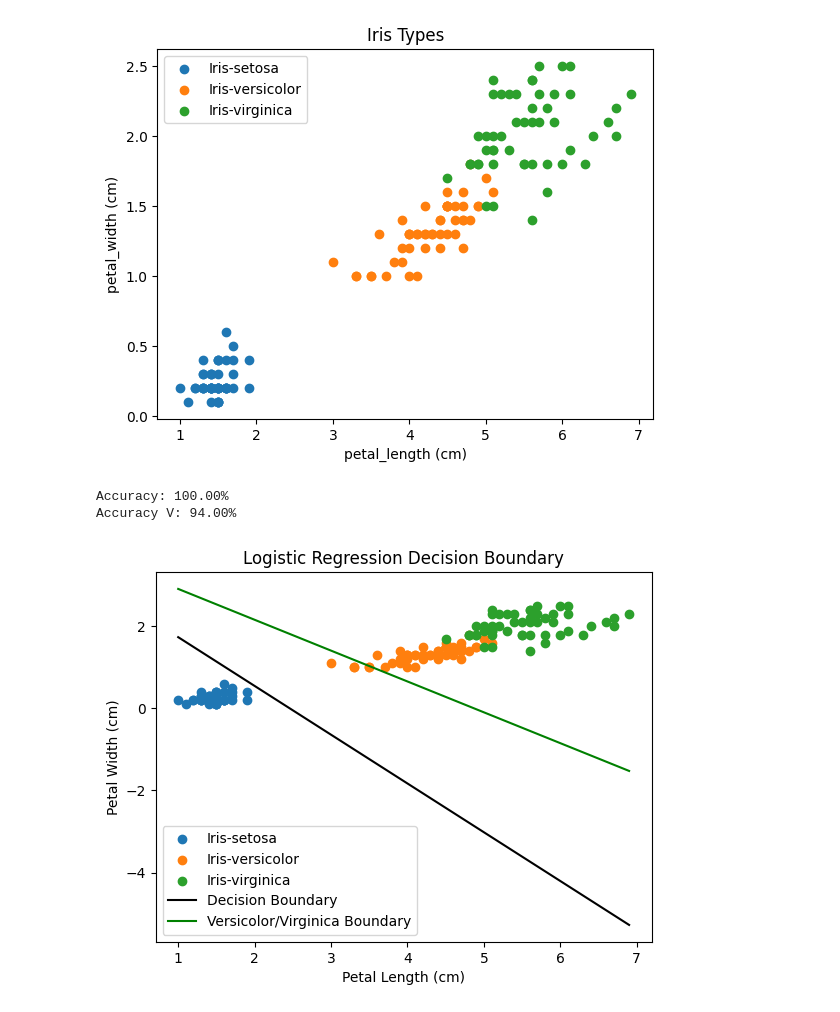
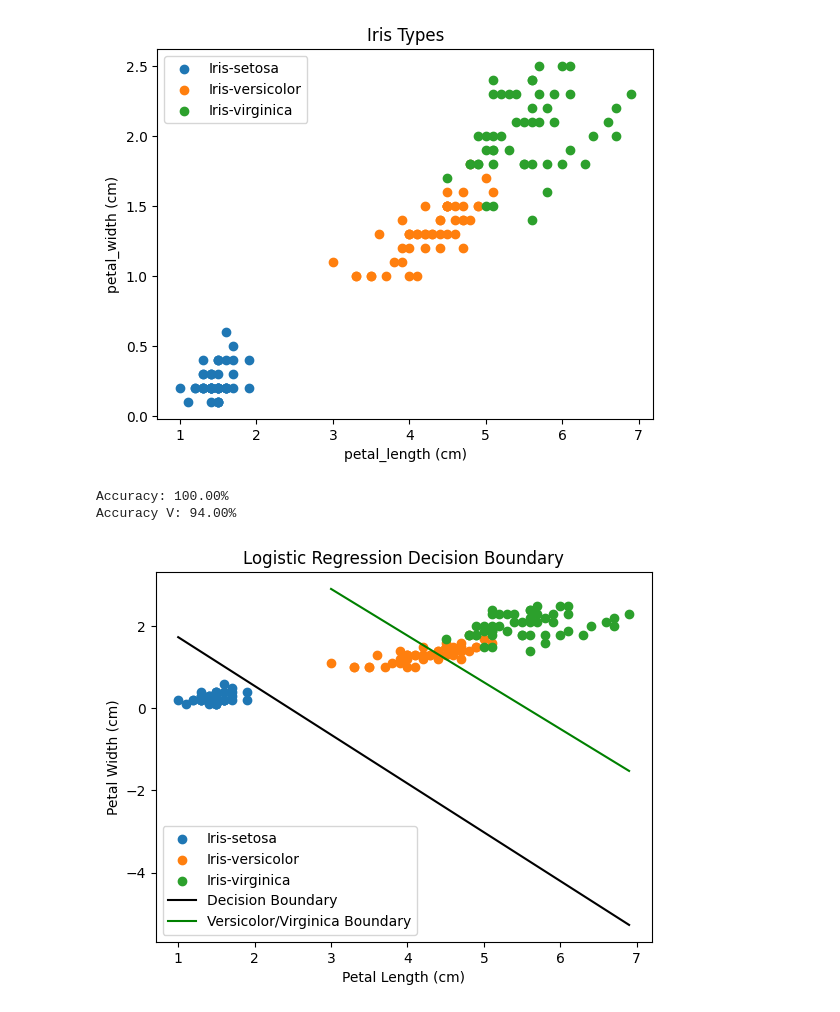
Before and after one commit to Nour-205/orangeMl, a Jupyter notebook: logisticregresssion.ipynb, the cells around one changed output. Drawn from its saved outputs; the diff is of its cells as text; code cells hidden in the pictures.

Commit message:
Changes to graph in logisticregresssion

```diff
--- a/logisticregresssion.ipynb
+++ b/logisticregresssion.ipynb
@@ -88,32 +88,35 @@ print(f'Accuracy: {accuracy * 100:.2f}%')
 data_v = data[data['class'] != 'Iris-setosa']
 X_v = data_v[['petal_length', 'petal_width']].values
 y_v = (data_v['class'] == 'Iris-versicolor').astype(int).values
 model_v = LogisticRegression(learning_rate=0.01)
 model_v.fit(X_v, y_v, num_iterations=2000)
 predictions_v = model_v.predict(X_v)
 accuracy_v = np.mean(predictions_v == y_v)
 print(f'Accuracy V: {accuracy_v * 100:.2f}%')
 
 
 # Visualizing decision boundary
 for iris_type in iris_types:
     plt.scatter(
         data[x_axis][data['class'] == iris_type],
         data[y_axis][data['class'] == iris_type],
         label=iris_type
     )
 
 x = np.linspace(X[:,0].min(), X[:,0].max(), 100)
 y = -(model.theta[0] + model.theta[1]*((x- model.means[0])/model.stds[0])) / (model.theta[2]/model.stds[1] + model.means[1])
+x2 = np.linspace(X_v[:,0].min(), X_v[:,0].max(), 100)
 y_versi = -(model_v.theta[0] + model_v.theta[1]*((x- model_v.means[0])/model_v.stds[0])) / (model_v.theta[2]/model_v.stds[1] + model_v.means[1])
 plt.plot(x, y, color='black', label='Decision Boundary')
-plt.plot(x, y_versi, color='green', label='Versicolor/Virginica Boundary')
+plt.plot(x2, y_versi, color='green', label='Versicolor/Virginica Boundary')
+plt.xlim(X[:,0].min(), X[:,0].max())
+plt.ylim(X[:,1].min(), X[:,1].max())
 plt.xlabel('Petal Length (cm)')
 plt.ylabel('Petal Width (cm)')
 plt.title('Logistic Regression Decision Boundary')
 plt.legend()
 plt.show()
 # %% [output]
 Accuracy: 100.00%
 Accuracy V: 94.00%
-[figure, old version]
+[figure, new version]
```
